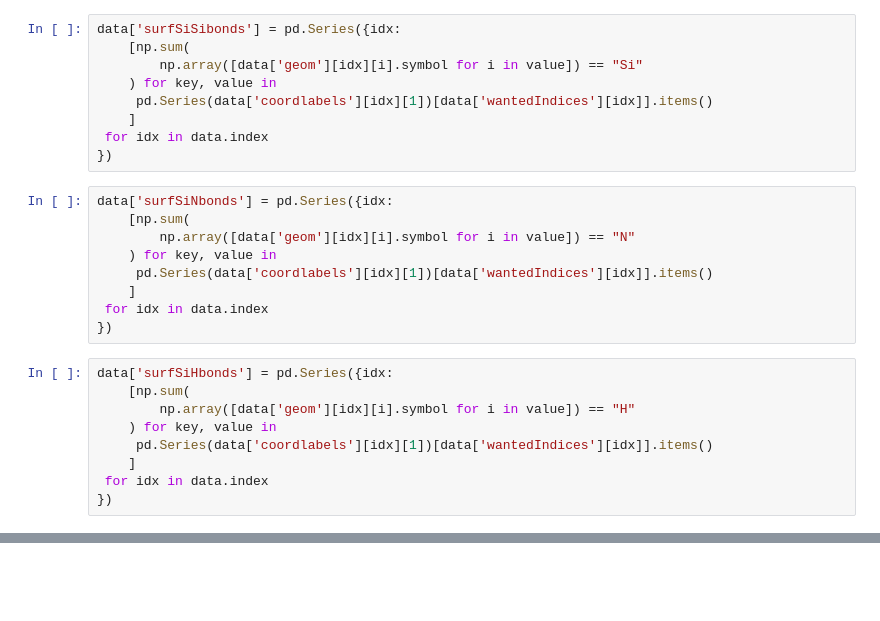
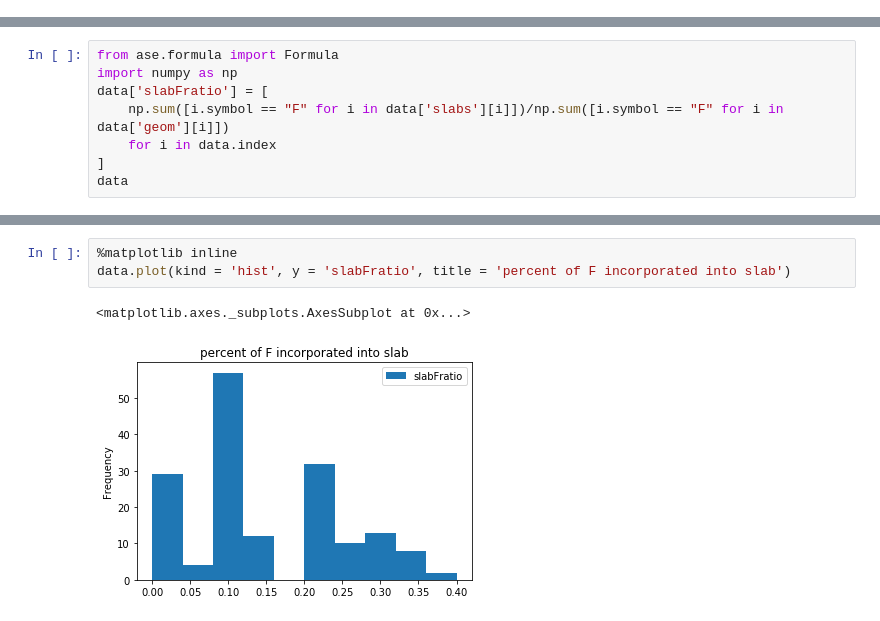
Before and after one commit to chengeaa/researchscripts, a Jupyter notebook: sandbox.ipynb, the cells around one changed output, grey strips where cells are left out. Cells and saved outputs as stored; diff of their text form; blank space fills up the shorter version.

```diff
--- a/sandbox.ipynb
+++ b/sandbox.ipynb
@@ -127,27 +43,0 @@ plt.legend()
-# %%
-data['surfSiSibonds'] = pd.Series({idx:
-    [np.sum(
-        np.array([data['geom'][idx][i].symbol for i in value]) == "Si"
-    ) for key, value in
-     pd.Series(data['coordlabels'][idx][1])[data['wantedIndices'][idx]].items()
-    ]
- for idx in data.index
-})
-# %%
-data['surfSiNbonds'] = pd.Series({idx:
-    [np.sum(
-        np.array([data['geom'][idx][i].symbol for i in value]) == "N"
-    ) for key, value in
-     pd.Series(data['coordlabels'][idx][1])[data['wantedIndices'][idx]].items()
-    ]
- for idx in data.index
-})
-# %%
-data['surfSiHbonds'] = pd.Series({idx:
-    [np.sum(
-        np.array([data['geom'][idx][i].symbol for i in value]) == "H"
-    ) for key, value in
-     pd.Series(data['coordlabels'][idx][1])[data['wantedIndices'][idx]].items()
-    ]
- for idx in data.index
-})
@@ -165,0 +49,8 @@ data.to_csv("../si.rich.hfpoor.bombout/data.csv")
+# %%
+from ase.formula import Formula
+import numpy as np
+data['slabFratio'] = [
+    np.sum([i.symbol == "F" for i in data['slabs'][i]])/np.sum([i.symbol == "F" for i in data['geom'][i]])
+    for i in data.index
+]
+data
@@ -165,0 +71,6 @@ data.to_csv("../si.rich.hfpoor.bombout/data.csv")
+# %%
+%matplotlib inline
+data.plot(kind = 'hist', y = 'slabFratio', title = 'percent of F incorporated into slab')
+# %% [output]
+<matplotlib.axes._subplots.AxesSubplot at 0x...>
+[figure, added]
```
Also changed, not shown: parts of 32 cells of this notebook, 6 other files.
